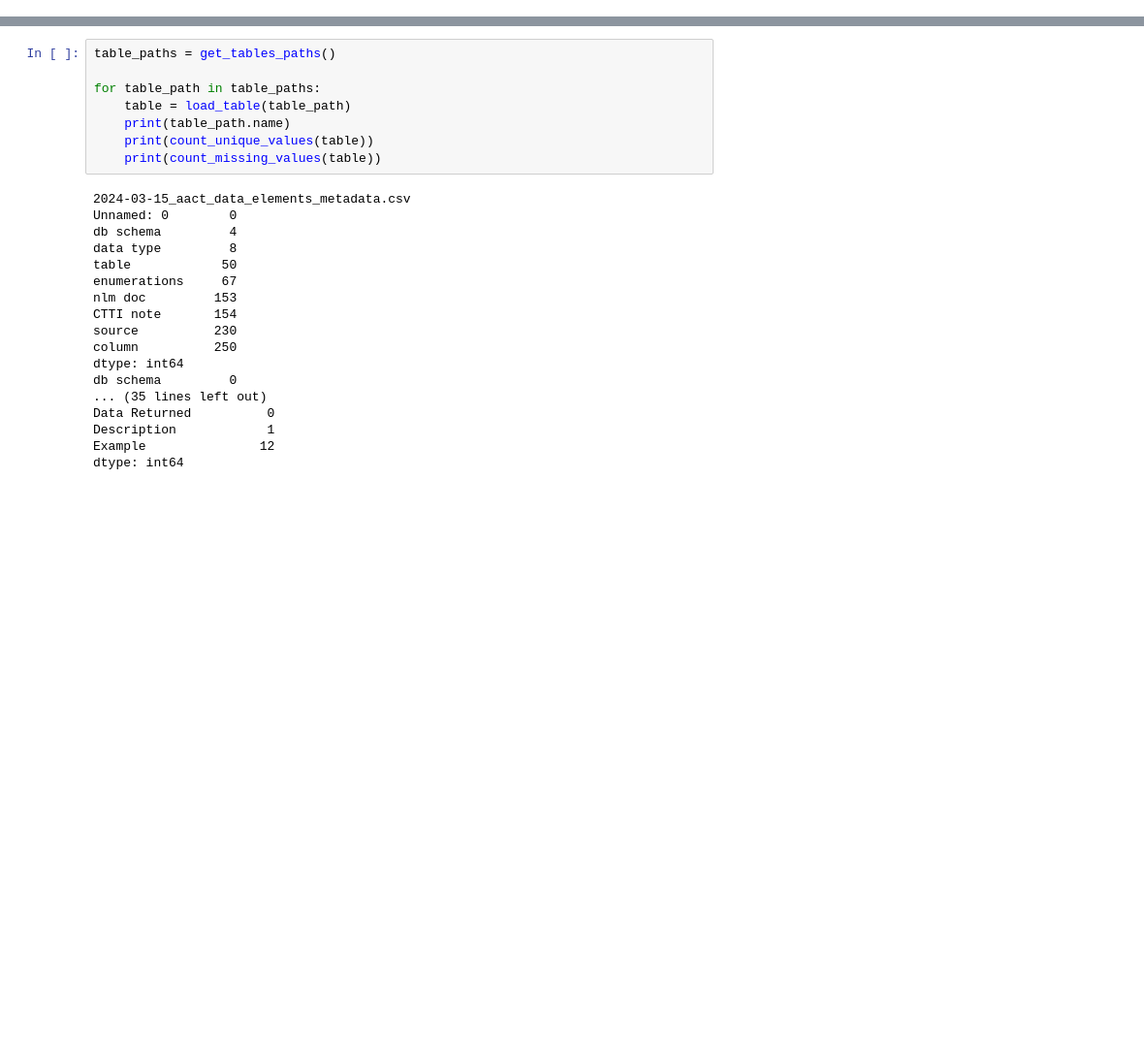
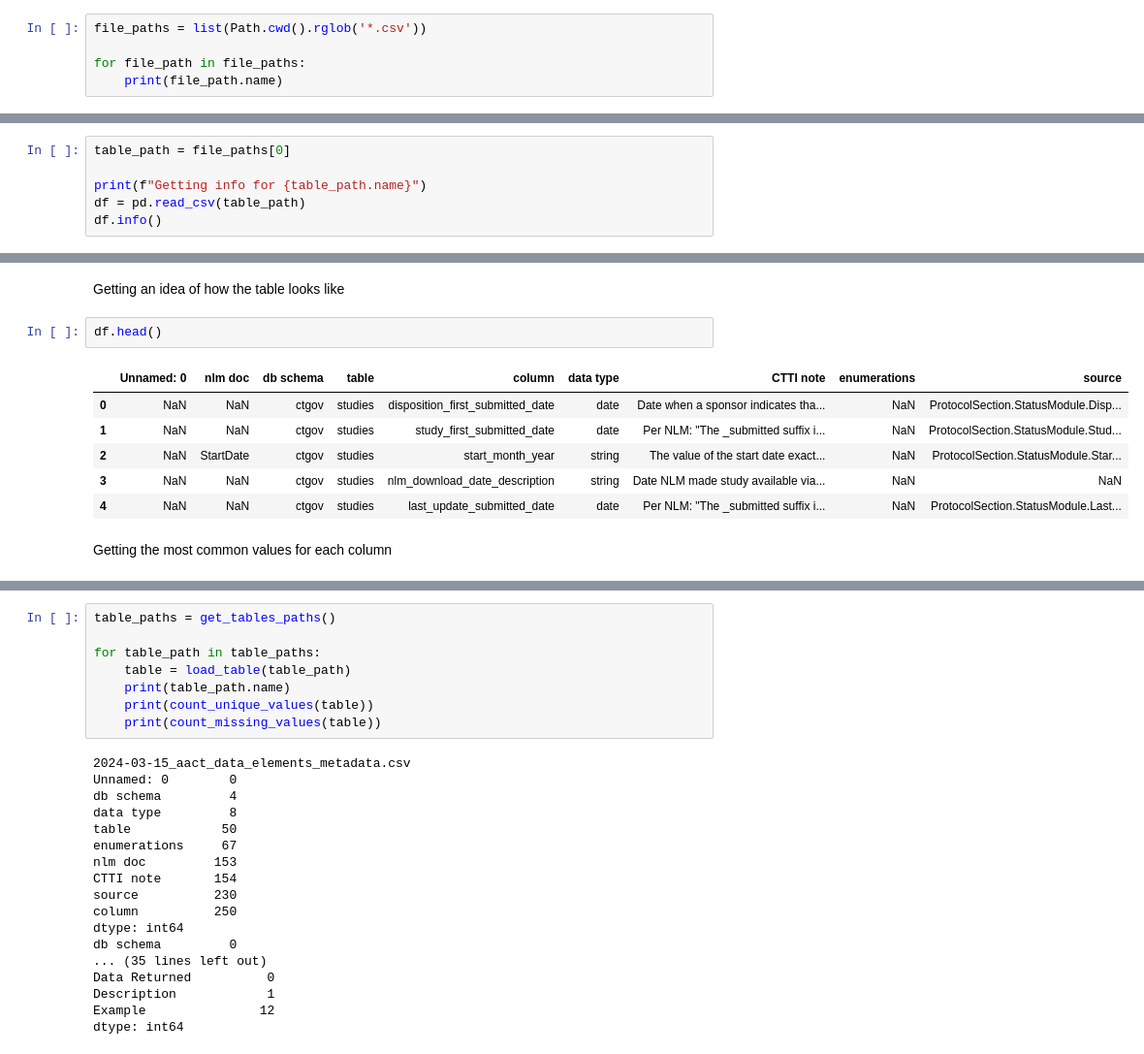
Before and after one commit to LUS24/LUS24.github.io, a Jupyter notebook: docs/assets/posts/exploring-the-aact-database-metadata/code/data_exploration.ipynb, the cells around one changed output, grey strips where cells are left out. Shown at 97% size. Saved outputs shown, nothing was run; the diff lists cells and outputs as text; blank space fills up the shorter version.

```diff
--- a/docs/assets/posts/exploring-the-aact-database-metadata/code/data_exploration.ipynb
+++ b/docs/assets/posts/exploring-the-aact-database-metadata/code/data_exploration.ipynb
@@ -14,0 +37,5 @@ For each metadata table:
+# %%
+file_paths = list(Path.cwd().rglob('*.csv'))
+
+for file_path in file_paths:
+    print(file_path.name)
@@ -14,0 +50,6 @@ For each metadata table:
+# %%
+table_path = file_paths[0]
+
+print(f"Getting info for {table_path.name}")
+df = pd.read_csv(table_path)
+df.info()
@@ -14,0 +74,13 @@ For each metadata table:
+# %% [markdown]
+Getting an idea of how the table looks like
+# %%
+df.head()
+# %% [output]
+|  | Unnamed: 0 | nlm doc | db schema | table | column | data type | CTTI note | enumerations | source |
+| 0 | NaN | NaN | ctgov | studies | disposition_first_submitted_date | date | Date when a sponsor indicates tha... | NaN | ProtocolSection.StatusModule.Disp... |
+| 1 | NaN | NaN | ctgov | studies | study_first_submitted_date | date | Per NLM: "The _submitted suffix i... | NaN | ProtocolSection.StatusModule.Stud... |
+| 2 | NaN | StartDate | ctgov | studies | start_month_year | string | The value of the start date exact... | NaN | ProtocolSection.StatusModule.Star... |
+| 3 | NaN | NaN | ctgov | studies | nlm_download_date_description | string | Date NLM made study available via... | NaN | NaN |
+| 4 | NaN | NaN | ctgov | studies | last_update_submitted_date | date | Per NLM: "The _submitted suffix i... | NaN | ProtocolSection.StatusModule.Last... |
+# %% [markdown]
+Getting the most common values for each column
```
Also changed, not shown: parts of 16 cells of this notebook.
